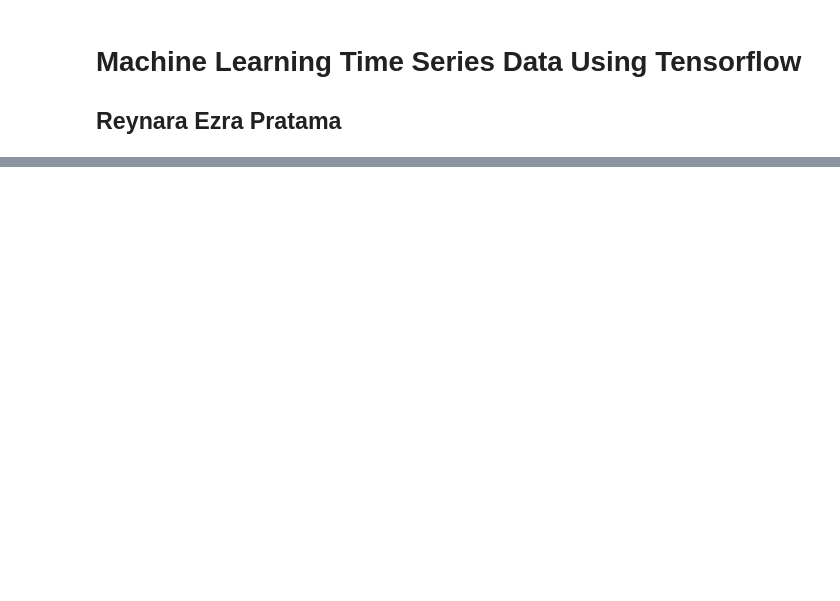
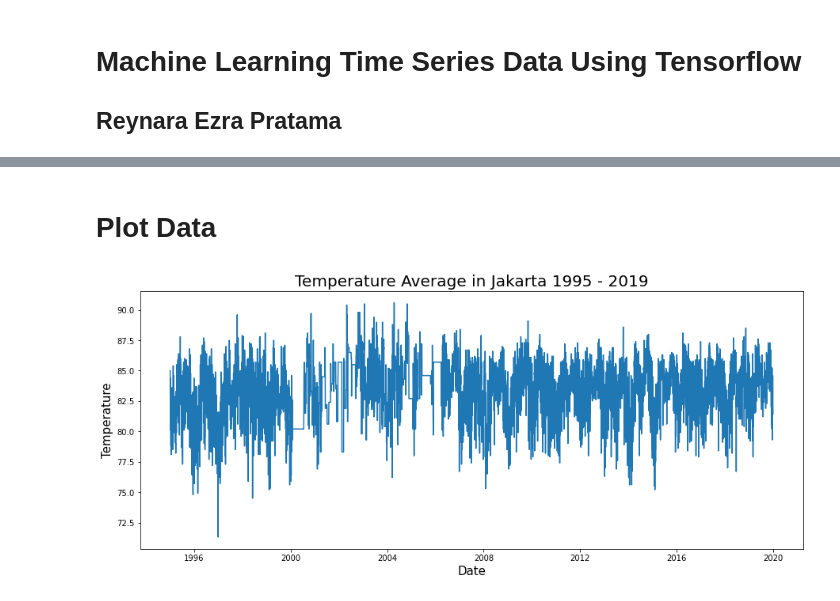
Before and after one commit to ReynaraEzra/Machine-Learning-Time-Series, a Jupyter notebook: Project_Time_Series_Using_Tensorflow.ipynb, the cells around one changed output, grey strips where cells are left out. Saved outputs shown, nothing was run; the diff lists cells and outputs as text; code cells hidden in the pictures; blank space fills up the shorter version.

```diff
--- a/Project_Time_Series_Using_Tensorflow.ipynb
+++ b/Project_Time_Series_Using_Tensorflow.ipynb
@@ -103,0 +161,2 @@ df_new
+# %%
+df_new['AvgTemperature'].replace(-99, np.nan, inplace=True)
@@ -103,0 +165,2 @@ df_new
+# %%
+df_new['AvgTemperature'].ffill(inplace=True)
@@ -103,0 +189,17 @@ df_new
+# %% [markdown]
+# **Plot Data**
+# %%
+import matplotlib.pyplot as plt
+
+dates = df_new['Date'].values
+temp = df_new['AvgTemperature'].values
+
+plt.figure(figsize=(15,6))
+
+plt.plot(dates, temp)
+plt.xlabel('Date', fontsize=15)
+plt.ylabel('Temperature', fontsize=15)
+plt.title('Temperature Average in Jakarta 1995 - 2019', fontsize=20)
+plt.show()
+# %% [output]
+[figure, added]
```
Also changed, not shown: parts of 37 cells of this notebook.
